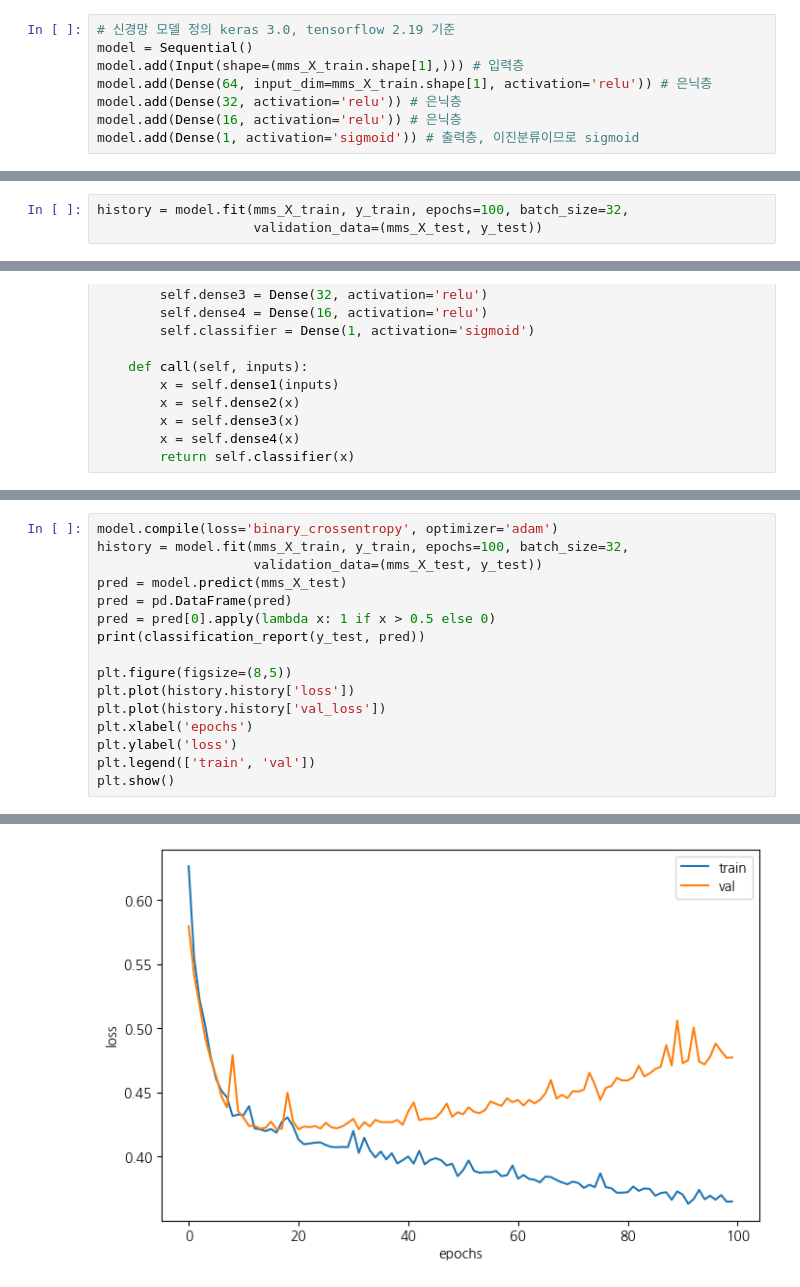
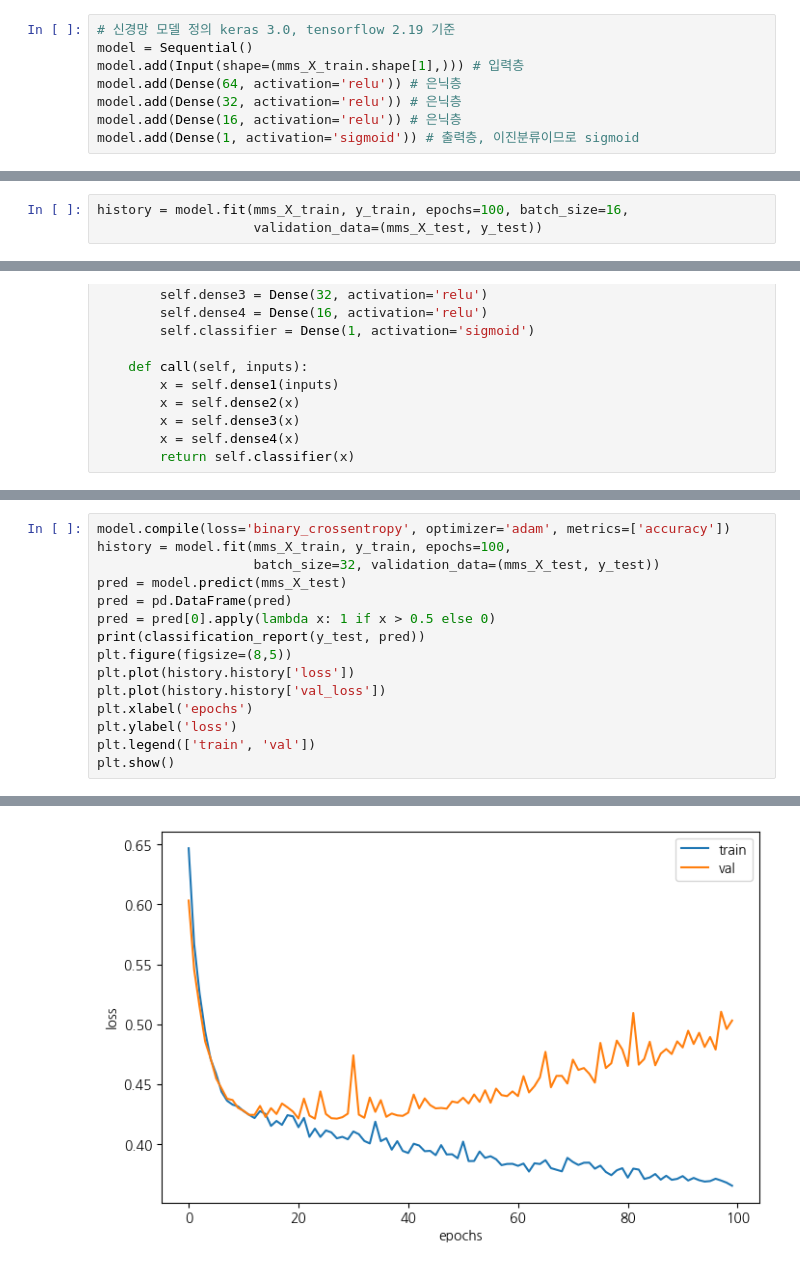
Before and after one commit to eunso03/fintech, a Jupyter notebook: 06deep_learning/02텐서플로우_모델_구축방법3가지.ipynb, the cells around one changed output, grey strips where cells are left out. Drawn from its saved outputs; the diff is of its cells as text.

```diff
--- a/06deep_learning/02텐서플로우_모델_구축방법3가지.ipynb
+++ b/06deep_learning/02텐서플로우_모델_구축방법3가지.ipynb
@@ -218,7 +230,7 @@ mms_X_train.shape[1]
 # 신경망 모델 정의 keras 3.0, tensorflow 2.19 기준
 model = Sequential()
 model.add(Input(shape=(mms_X_train.shape[1],))) # 입력층
-model.add(Dense(64, input_dim=mms_X_train.shape[1], activation='relu')) # 은닉층
+model.add(Dense(64, activation='relu')) # 은닉층
 model.add(Dense(32, activation='relu')) # 은닉층
 model.add(Dense(16, activation='relu')) # 은닉층
 model.add(Dense(1, activation='sigmoid')) # 출력층, 이진분류이므로 sigmoid
@@ -262,7 +276,7 @@ len(mms_X_train)
 * batch_size: 전체 데이터를 쪼개서 훈련, 데이터의 묶음, 메모리에 맞춰서 크기 조절(2의 배수) 32, 64로 쪼개서 넣는 것 추천
 * validation_data: 검증 데이터로 모델 검증 실시
 # %%
-history = model.fit(mms_X_train, y_train, epochs=100, batch_size=32,
+history = model.fit(mms_X_train, y_train, epochs=100, batch_size=16,
                     validation_data=(mms_X_test, y_test))
 # %% [output]
 Epoch 1/100
@@ -557,14 +579,13 @@ Model: "titanic"
  Non-trainable params: 0 (0.00 B)
 None
 # %%
-model.compile(loss='binary_crossentropy', optimizer='adam')
-history = model.fit(mms_X_train, y_train, epochs=100, batch_size=32,
-                    validation_data=(mms_X_test, y_test))
+model.compile(loss='binary_crossentropy', optimizer='adam', metrics=['accuracy'])
+history = model.fit(mms_X_train, y_train, epochs=100,
+                    batch_size=32, validation_data=(mms_X_test, y_test))
 pred = model.predict(mms_X_test)
 pred = pd.DataFrame(pred)
 pred = pred[0].apply(lambda x: 1 if x > 0.5 else 0)
 print(classification_report(y_test, pred))
-
 plt.figure(figsize=(8,5))
 plt.plot(history.history['loss'])
 plt.plot(history.history['val_loss'])
@@ -593,4 +614,4 @@ weighted avg       0.81      0.81      0.80       268
-[figure, old version]
+[figure, new version]
 # %%
 print(model.summary())
 # %% [output]
```
Also changed, not shown: parts of 18 cells of this notebook.
